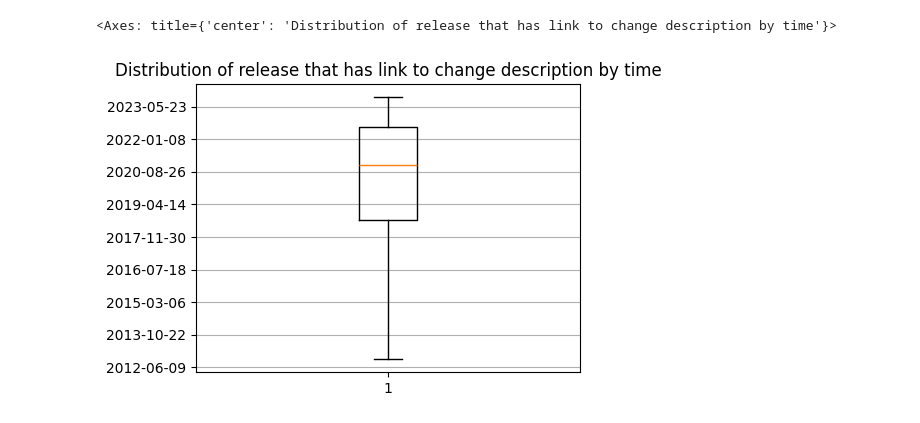
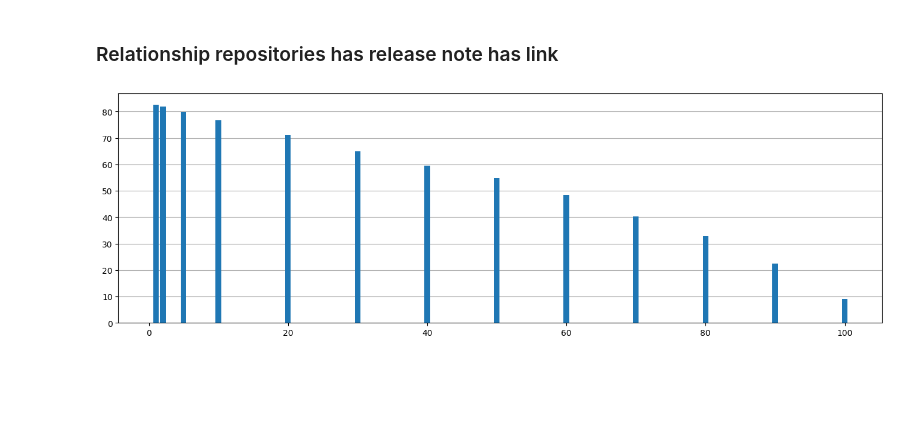
Before and after one commit to 3rcode/commit-classification, a Jupyter notebook: statistic.ipynb, the cells around one changed output. Drawn from its saved outputs; the diff is of its cells as text; code cells hidden in the pictures; blank space fills up the shorter version.

```diff
--- a/statistic.ipynb
+++ b/statistic.ipynb
@@ -183,33 +49,13 @@ fig.show()
-# %%
-num_link = 1
-def validate(rn, valid_link_num: int) -> bool:
-    if pd.isna(rn):
-        return False
-    rn = str(rn)
-    pull_requests = re.findall(r"https:\/\/github.com\/[a-zA-Z0-9-]+\/[a-zA-Z0-9-]+\/pull\/[0-9]+", rn)
-    issues = re.findall(r"https:\/\/github.com\/[a-zA-Z0-9-]+\/[a-zA-Z0-9-]+\/issues\/[0-9]+", rn)
-    pr_issue = re.findall(r"\#[0-9]+\b", rn)
-    commits = re.findall(r"\b[0-9a-f]{7,40}\b", rn)
-    return ((len(pull_requests) + len(commits) + len(issues) >= valid_link_num) or
-            (len(pr_issue) + len(commits) >= valid_link_num))
-
-has_rn = pd.read_csv("statistic/has_release_note.csv")
-date = []
-for repo in has_rn["Repo"]:
-    release_info = pd.read_csv(f"statistic/release/{repo.replace('/', '_')}.csv")[["body", "created_at"]]
-    release_time = pd.to_datetime(release_info["created_at"]).dt.to_pydatetime()
-    for i in range(len(release_info)):
-        if validate(release_info.loc[i, "body"], num_link):
-            date.append(release_time[i])
-
-date = date2num(date)
-fig = plt.figure()
-axes = fig.add_axes([0, 0, 0.6, 0.6])
-axes.boxplot(date, 0, '')
-axes.set_title("Distribution of release that has link to change description by time")
-axes.yaxis.set_major_formatter(lambda x, pos: num2date(x).date())
-plt.grid(visible=True, axis='y')
-axes
-# %% [output]
-<Axes: title={'center': 'Distribution of release that has link to change description by time'}>
-[figure, removed]
+# %% [markdown]
+### Relationship repositories has release note has link
+# %%
+change_descriptor = pd.read_csv("statistic/has_change_descriptor.csv")
+num_repos = len(change_descriptor)
+repo_ratio = [sum(change_descriptor[ratio]) / num_repos * 100 for ratio in change_descriptor.columns[1:]]
+rn_ratio = [1, 2, 5, 10, 20, 30, 40, 50, 60, 70, 80, 90, 100]
+fig = plt.figure()
+axes = fig.add_axes([0, 0, 2, 0.8])
+axes.bar(rn_ratio, repo_ratio)
+plt.grid(visible=True, axis='y')
+# %% [output]
+[figure, added]
```
Also changed, not shown: parts of 16 cells of this notebook, 22 other files.
